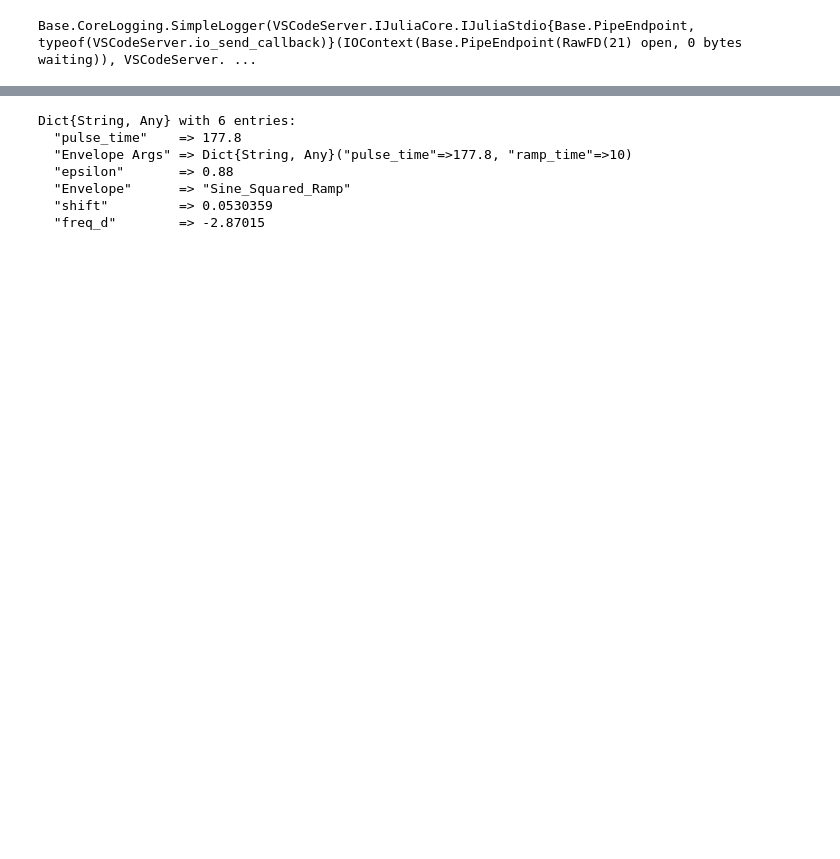
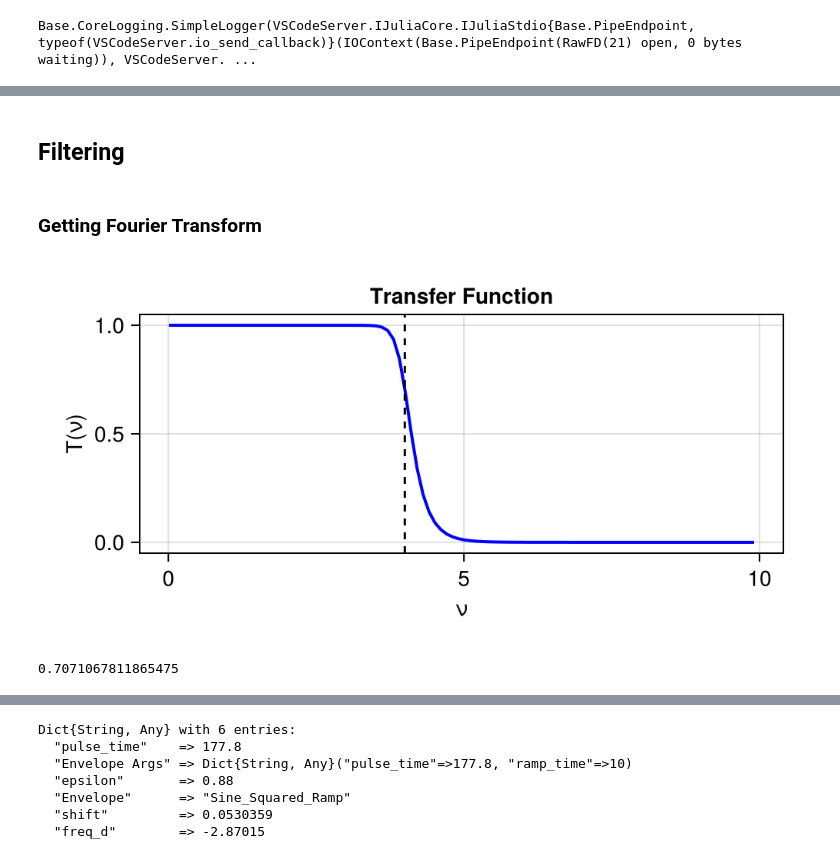
Before and after one commit to Gavin-Rockwood/SuperconductingCavities, a Jupyter notebook: Dev/DevTesting.ipynb, the cells around one changed output, grey strips where cells are left out. Saved outputs shown, nothing was run; the diff lists cells and outputs as text; code cells hidden in the pictures; blank space fills up the shorter version.

```diff
--- a/Dev/DevTesting.ipynb
+++ b/Dev/DevTesting.ipynb
@@ -22,0 +77,36 @@ mode3 = SC.Circuits.Transmon_Resonators.load("ModelSaves/Mode3/Mode3.json");
+# %% [markdown]
+## Filtering
+# %% [markdown]
+### Getting Fourier Transform
+# %%
+fft = FFTW.fft(sig);
+fft_d = FFTW.fft(sig_d);
+
+freqs = collect(1:1:length(fft))*fs/length(fft);
+
+ν_cutoff = 4
+order = 20
+T(ν) = (1/(sqrt(1 + ((ν)/(ν_cutoff))^(2*order))))
+
+Y = fft.*T.(freqs)
+Y_d = fft_d.*T.(freqs)
+
+ifft = (FFTW.ifft(Y))
+ifft_d = (FFTW.ifft(Y_d));
+
+f = cm.Figure(size=(500, 250))
+ax = cm.Axis(f[1, 1], xlabel="ν", ylabel="T(ν)", title="Transfer Function")
+
+plot_every = 10
+plot_before = 1000# length(freqs)
+x = freqs[1:plot_every:plot_before]
+y = abs.(T.(freqs))[1:plot_every:plot_before]
+cm.lines!(ax, x, y, color=:blue,linewidth=2, label = "Transfer Function")
+cm.vlines!(ax, [ν_cutoff], color=:black, linestyle = :dash, label = "Cutoff Frequency")
+f
+# %% [output]
+[figure, added]
+# %%
+T(ν_cutoff)
+# %% [output]
+0.7071067811865475
```
Also changed, not shown: parts of 34 cells of this notebook, 17 other files.
